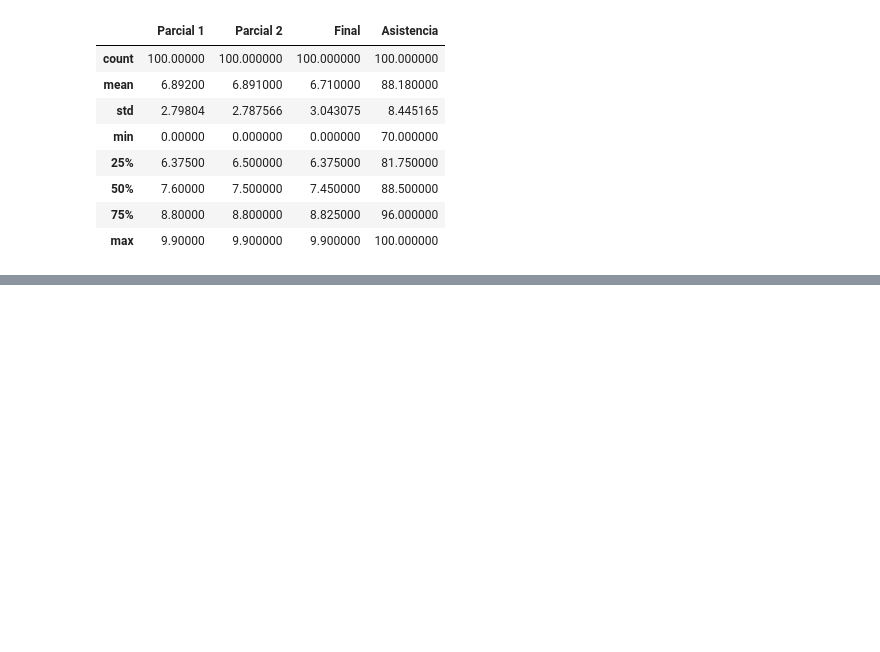
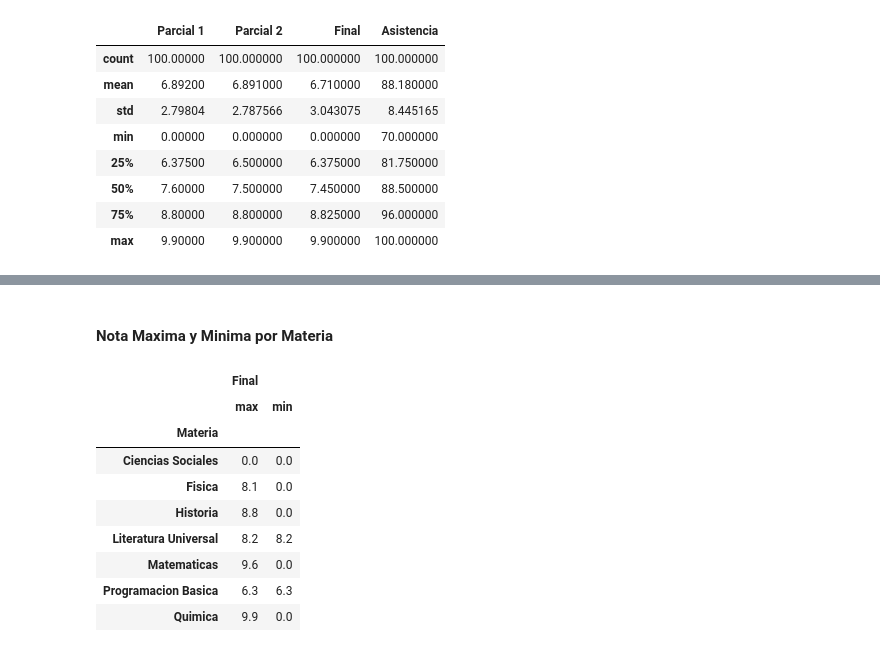
Before and after one commit to Fleitaselene-dev/mod_exam_tlp3, a Jupyter notebook: main.ipynb, the cells around one changed output, grey strips where cells are left out. Drawn from its saved outputs; the diff is of its cells as text; code cells hidden in the pictures; blank space fills up the shorter version.

```diff
--- a/main.ipynb
+++ b/main.ipynb
@@ -199,0 +249,15 @@ df.describe()
+# %% [markdown]
+#### Nota Maxima y Minima por Materia
+# %%
+df.groupby('Materia')[['Final']].agg(['max','min'])
+# %% [output]
+|  | Final |  |
+|  | max | min |
+| Materia |  |  |
+| Ciencias Sociales | 0.0 | 0.0 |
+| Fisica | 8.1 | 0.0 |
+| Historia | 8.8 | 0.0 |
+| Literatura Universal | 8.2 | 8.2 |
+| Matematicas | 9.6 | 0.0 |
+| Programacion Basica | 6.3 | 6.3 |
+| Quimica | 9.9 | 0.0 |
```
Also changed, not shown: parts of 12 cells of this notebook.
